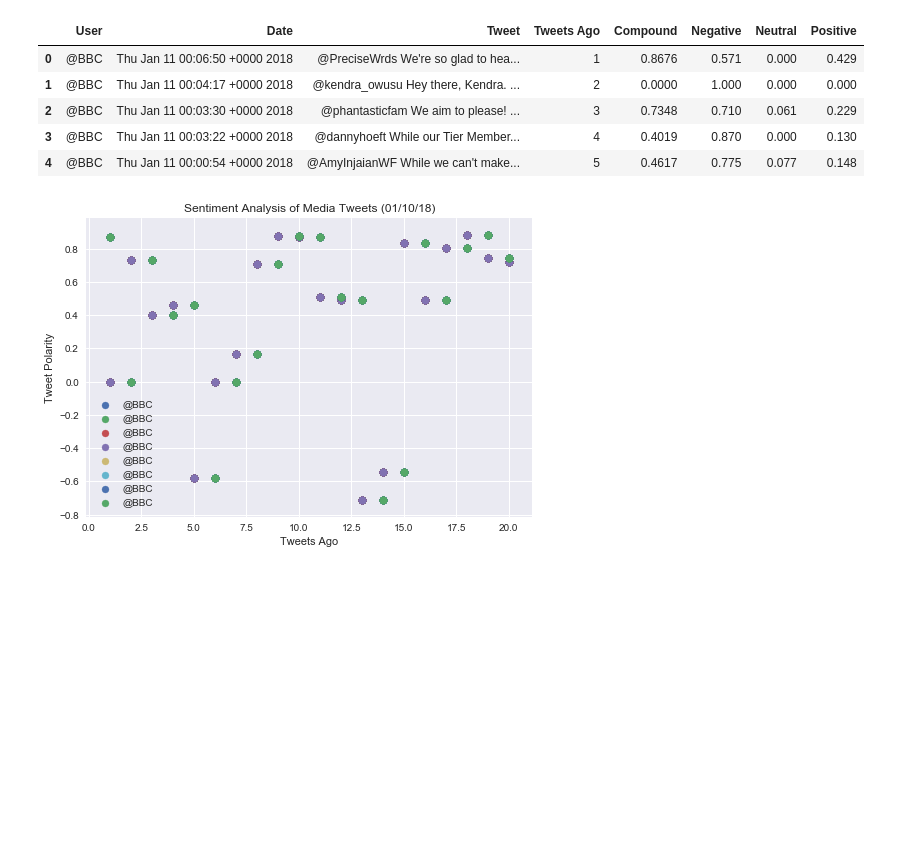
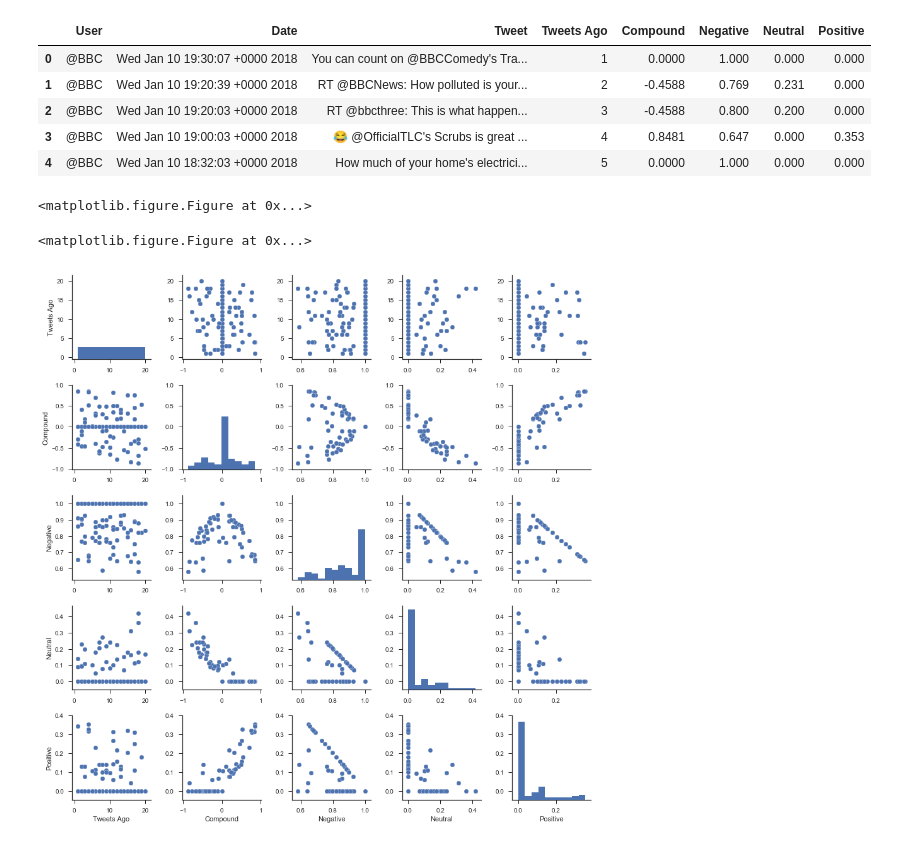
Before and after one commit to timothyyu/twitter-sentiment, a Jupyter notebook: main.ipynb, the cells around one changed output. Saved outputs shown, nothing was run; the diff lists cells and outputs as text; code cells hidden in the pictures; blank space fills up the shorter version.

Commit message:
seaborn visualization test; plt.scatter commented out

```diff
--- a/main.ipynb
+++ b/main.ipynb
@@ -29,7 +28,6 @@ auth.set_access_token(access_token, access_token_secret)
 api = tweepy.API(auth, parser=tweepy.parsers.JSONParser())
 # %%
 target_user_list = ["@BBC", "@CBS", "@CNN", "@foxnews","@nytimes"]
-
 sentiments = []
 
 # Loop through 5 pages of tweets (total 100 tweets)
@@ -37,7 +35,7 @@ for x in range(5):
 
     for user in target_user_list:
         counter = 1
-        public_tweets = api.user_timeline(target_user)
+        public_tweets = api.user_timeline(user)
 
         for tweet in public_tweets:
             # Run Vader Analysis on each tweet
@@ -64,14 +62,15 @@ for x in range(5):
 sentiments_pd = pd.DataFrame.from_dict(sentiments)
 #reorder columns in dataframe
 sentiments_pd = sentiments_pd[['User','Date','Tweet','Tweets Ago','Compound','Negative','Neutral','Positive']]
+
 sentiments_pd.head()
 # %% [output]
 |  | User | Date | Tweet | Tweets Ago | Compound | Negative | Neutral | Positive |
-| 0 | @BBC | Thu Jan 11 00:06:50 +0000 2018 | @PreciseWrds We're so glad to hea... | 1 | 0.8676 | 0.571 | 0.000 | 0.429 |
-| 1 | @BBC | Thu Jan 11 00:04:17 +0000 2018 | @kendra_owusu Hey there, Kendra. ... | 2 | 0.0000 | 1.000 | 0.000 | 0.000 |
-| 2 | @BBC | Thu Jan 11 00:03:30 +0000 2018 | @phantasticfam We aim to please! ... | 3 | 0.7348 | 0.710 | 0.061 | 0.229 |
-| 3 | @BBC | Thu Jan 11 00:03:22 +0000 2018 | @dannyhoeft While our Tier Member... | 4 | 0.4019 | 0.870 | 0.000 | 0.130 |
-| 4 | @BBC | Thu Jan 11 00:00:54 +0000 2018 | @AmyInjaianWF While we can't make... | 5 | 0.4617 | 0.775 | 0.077 | 0.148 |
+| 0 | @BBC | Wed Jan 10 19:30:07 +0000 2018 | You can count on @BBCComedy's Tra... | 1 | 0.0000 | 1.000 | 0.000 | 0.000 |
+| 1 | @BBC | Wed Jan 10 19:20:39 +0000 2018 | RT @BBCNews: How polluted is your... | 2 | -0.4588 | 0.769 | 0.231 | 0.000 |
+| 2 | @BBC | Wed Jan 10 19:20:03 +0000 2018 | RT @bbcthree: This is what happen... | 3 | -0.4588 | 0.800 | 0.200 | 0.000 |
+| 3 | @BBC | Wed Jan 10 19:00:03 +0000 2018 | 😂 @OfficialTLC's Scrubs is great ... | 4 | 0.8481 | 0.647 | 0.000 | 0.353 |
+| 4 | @BBC | Wed Jan 10 18:32:03 +0000 2018 | How much of your home's electrici... | 5 | 0.0000 | 1.000 | 0.000 | 0.000 |
 # %%
 # save sentiment data to csv
 sentiments_pd.to_csv("TwitterMoodSentiment.csv")
@@ -78,15 +80,16 @@ sentiments_pd.to_csv("TwitterMoodSentiment.csv")
 # %%
-# Create plot
-#plt.plot(np.arange(len(sentiments_pd["Compound"])),
-         #sentiments_pd["Compound"], marker="o", linewidth=0.5,
-         #alpha=0.8)
-plt.scatter(sentiments_pd["Tweets Ago"],sentiments_pd["Compound"])
+#for user in sentiments_pd_grouped["User"]:
+#plt.scatter(sentiments_pd_grouped["Tweets Ago"],sentiments_pd_grouped["Compound"])
+#plt.title("Sentiment Analysis of Media Tweets (%s)" % (time.strftime("%x")))
+#plt.legend(sentiments_pd["User"])
+#plt.ylabel("Tweet Polarity")
+#plt.xlabel("Tweets Ago")
+#plt.show()
 
-# # Incorporate the other graph properties
-plt.title("Sentiment Analysis of Media Tweets (%s)" % (time.strftime("%x")))
-plt.legend(sentiments_pd["User"])
-plt.ylabel("Tweet Polarity")
-plt.xlabel("Tweets Ago")
-plt.show()
+
+sns.pairplot(sentiments_pd)
+sns.plt.show()
 # %% [output]
+<matplotlib.figure.Figure at 0x...>
+<matplotlib.figure.Figure at 0x...>
-[figure, old version]
+[figure, new version]
```
Also changed, not shown: parts of 2 cells of this notebook.
